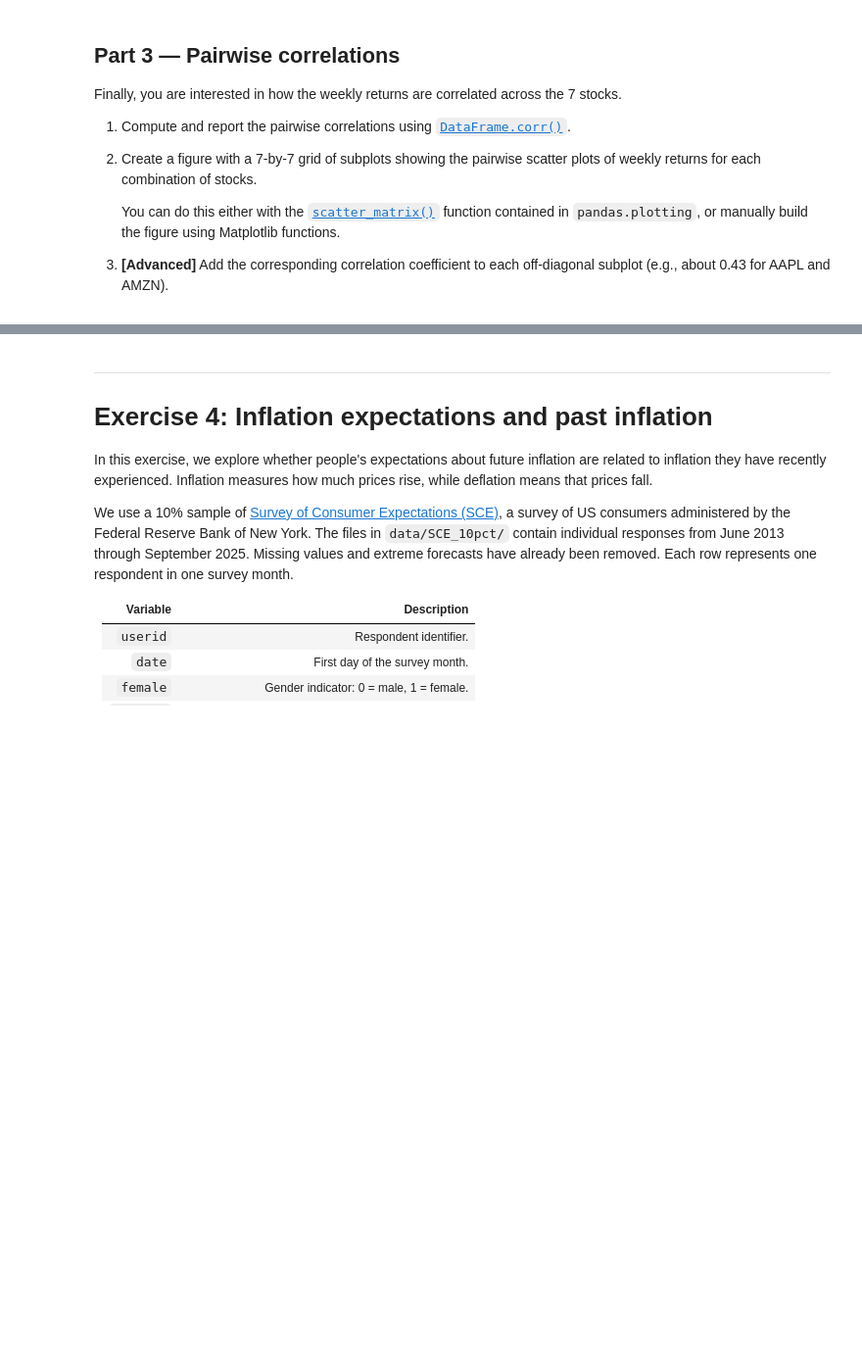
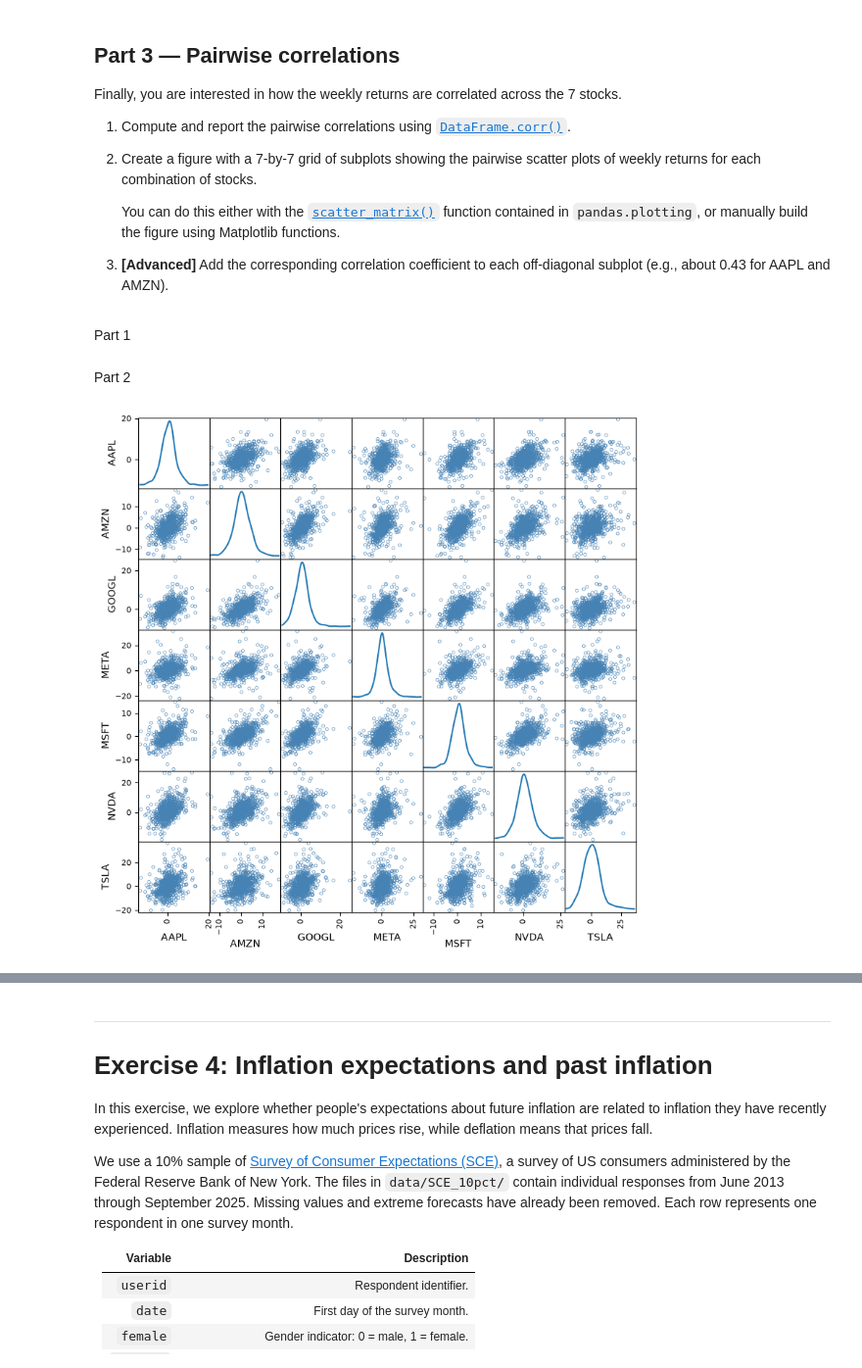
Before and after one commit to 646nwbf27y-lab/TECH2-H26, a Jupyter notebook: workshops/workshop5/workshop5 TH.ipynb, the cells around one changed output, grey strips where cells are left out. Shown at 98% size. Saved outputs shown, nothing was run; the diff lists cells and outputs as text; code cells hidden in the pictures; blank space fills up the shorter version.

Commit message:
Finished (except the last part of exercise 4)

```diff
--- a/workshops/workshop5/workshop5 TH.ipynb
+++ b/workshops/workshop5/workshop5 TH.ipynb
@@ -201,0 +237,25 @@ or
+# %%
+import pandas as pd
+
+# List of ticker symbols for the 7 stocks
+symbols = ['AAPL', 'AMZN', 'GOOGL', 'META', 'MSFT', 'NVDA', 'TSLA']
+
+# List to store weekly returns
+returns = []
+
+for symbol in symbols:
+    # Load this file and use Date as the row index
+    filename = f'{DATA_PATH}/stockmarket/{symbol}.csv'
+    df = pd.read_csv(filename, parse_dates=['Date'], index_col='Date')
+
+    # Resample to weekly frequency, store first and last prices
+    first = df.resample('W')['Open'].first()
+    last = df.resample('W')['Close'].last()
+
+    # Compute weekly percentage returns
+    ret = (last - first) / first * 100.0
+
+    # Give series the corresponding ticker symbol as name
+    ret.name = symbol
+
+    returns.append(ret)
@@ -202,3 +274,9 @@ or
+# %%
+#merging the weekly returns into one dataframe
+df_returns = pd.concat(returns, axis = 1, keys = symbols, join = 'inner')
+
+#discarding the first and last week from the dataset
+df_returns = df_returns.iloc[1:-1]
 # %% [markdown]
 ## Part 3 — Pairwise correlations
 
@@ -218,3 +296,5 @@ Finally, you are interested in how the weekly returns are correlated across the
 
 3. **[Advanced]** Add the corresponding correlation coefficient to each
    off-diagonal subplot (e.g., about 0.43 for AAPL and AMZN).
+# %% [markdown]
+Part 1
@@ -220,0 +304,17 @@ Finally, you are interested in how the weekly returns are correlated across the
+# %% [markdown]
+Part 2
+# %%
+#creating a scatterplot with the corelations between the stock returns
+from pandas.plotting import scatter_matrix
+
+axes = scatter_matrix(
+    df_returns,
+    figsize = (9,9),
+    c = 'none',
+    edgecolors = 'steelblue',
+    alpha = 0.9,
+    lw = 0.5,
+    diagonal = 'kde',
+)
+# %% [output]
+[figure, added]
```
Also changed, not shown: parts of 10 cells of this notebook.
